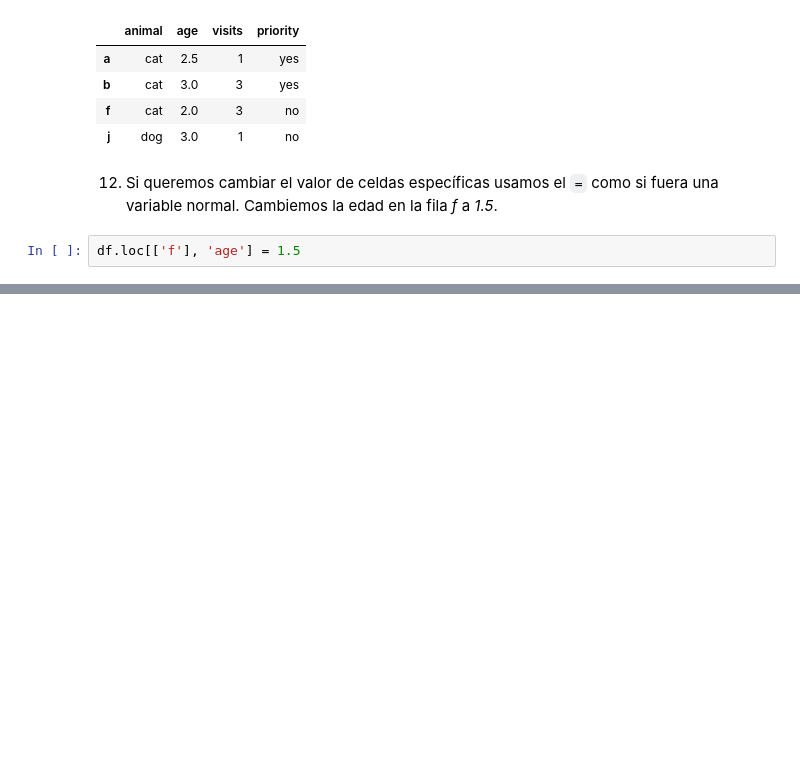
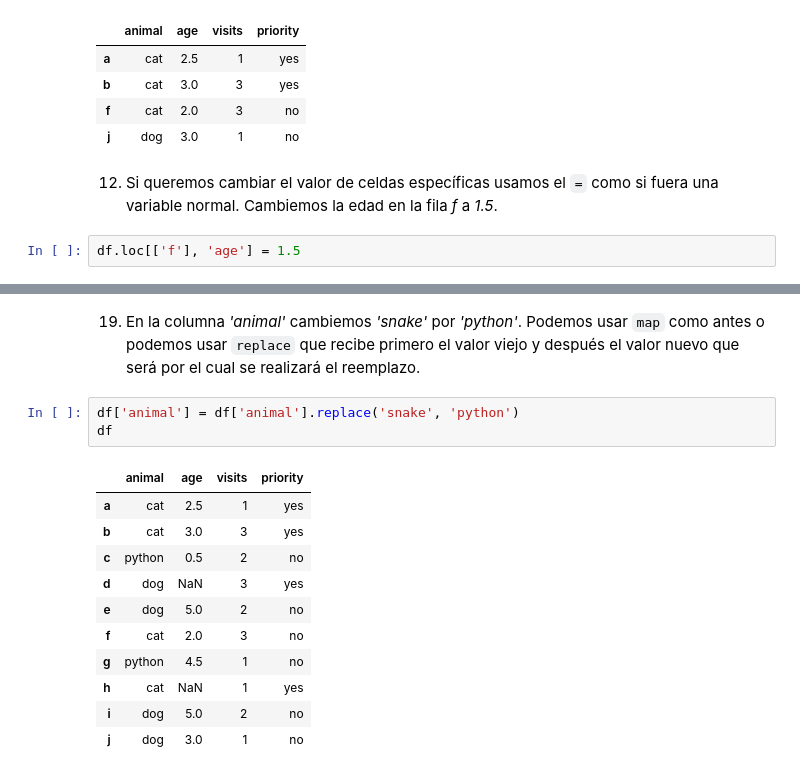
Before and after one commit to PabloDiosquez/Algoritmos_Y_Programacion_UBA, a Jupyter notebook: Pandas.ipynb, the cells around one changed output, grey strips where cells are left out. Cells and saved outputs as stored; diff of their text form; blank space fills up the shorter version.

```diff
--- a/Pandas.ipynb
+++ b/Pandas.ipynb
@@ -185,0 +279,17 @@ df.loc[['f'], 'age'] = 1.5
+# %% [markdown]
+19. En la columna *'animal'* cambiemos *'snake'* por *'python'*. Podemos usar `map` como antes o podemos usar `replace` que recibe primero el valor viejo y después el valor nuevo que será por el cual se realizará el reemplazo.
+# %%
+df['animal'] = df['animal'].replace('snake', 'python')
+df
+# %% [output]
+|  | animal | age | visits | priority |
+| a | cat | 2.5 | 1 | yes |
+| b | cat | 3.0 | 3 | yes |
+| c | python | 0.5 | 2 | no |
+| d | dog | NaN | 3 | yes |
+| e | dog | 5.0 | 2 | no |
+| f | cat | 2.0 | 3 | no |
+| g | python | 4.5 | 1 | no |
+| h | cat | NaN | 1 | yes |
+| i | dog | 5.0 | 2 | no |
+| j | dog | 3.0 | 1 | no |
```
Also changed, not shown: parts of 14 cells of this notebook.
